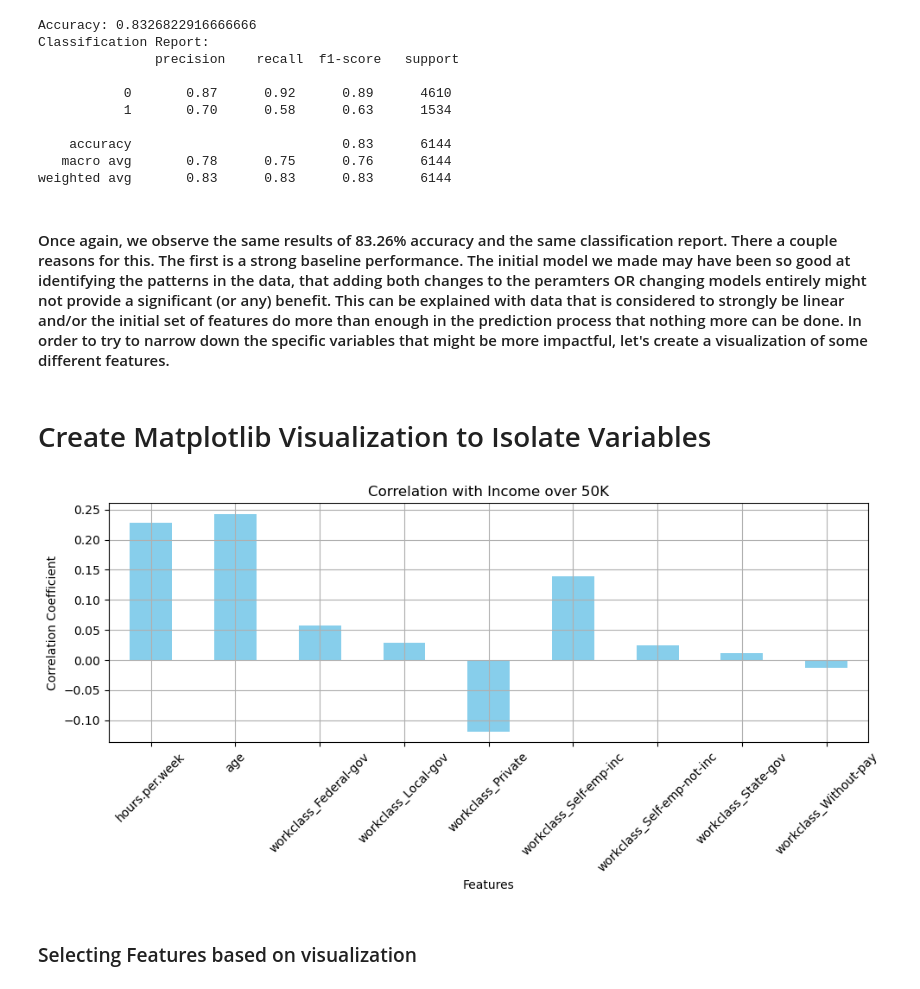
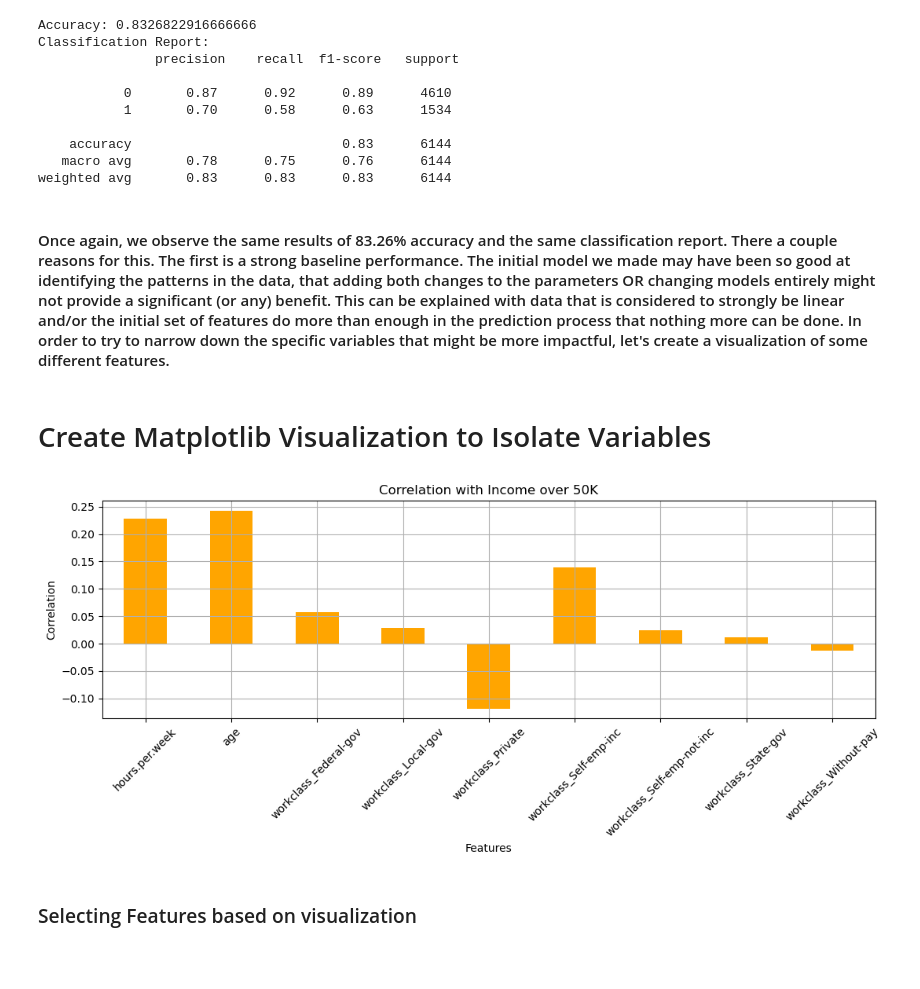
Before and after one commit to doka1331/Project_4_Income_Prediction_Model, a Jupyter notebook: Tyler_Script.ipynb, the cells around one changed output. Cells and saved outputs as stored; diff of their text form; code cells hidden in the pictures; blank space fills up the shorter version.

```diff
--- a/Tyler_Script.ipynb
+++ b/Tyler_Script.ipynb
@@ -184,33 +186,33 @@ Classification Report:
    macro avg       0.78      0.75      0.76      6144
 weighted avg       0.83      0.83      0.83      6144
 # %% [markdown]
-#### Once again, we observe the same results of 83.26% accuracy and the same classification report. There a couple reasons for this. The first is a strong baseline performance. The initial model we made may have been so good at identifying the patterns in the data, that adding both changes to the peramters OR changing models entirely might not provide a significant (or any) benefit. This can be explained with data that is considered to strongly be linear and/or the initial set of features do more than enough in the prediction process that nothing more can be done. In order to try to narrow down the specific variables that might be more impactful, let's create a visualization of some different features.
+#### Once again, we observe the same results of 83.26% accuracy and the same classification report. There a couple reasons for this. The first is a strong baseline performance. The initial model we made may have been so good at identifying the patterns in the data, that adding both changes to the parameters OR changing models entirely might not provide a significant (or any) benefit. This can be explained with data that is considered to strongly be linear and/or the initial set of features do more than enough in the prediction process that nothing more can be done. In order to try to narrow down the specific variables that might be more impactful, let's create a visualization of some different features.
 # %% [markdown]
 # Create Matplotlib Visualization to Isolate Variables
 # %%
 import matplotlib.pyplot as plt
 
 data1 = pd.get_dummies(data, columns=['workclass', 'education', 'marital.status', 'occupation', 'relationship', 'race', 'sex'])
 
 # Correlation calculation
 correlation = data1.corr()['Income over 50k? 0=no 1=yes']
 
 # Filter the features
 features = ['hours.per.week', 'age'] + [col for col in correlation.index if 'workclass' in col]
 filtered = correlation[features]
 
 # Plot
-plt.figure(figsize=(10, 5))
-filtered.plot(kind='bar', color='skyblue')
+plt.figure(figsize=(11, 5))
+filtered.plot(kind='bar', color='orange')
 plt.title('Correlation with Income over 50K')
 plt.xlabel('Features')
-plt.ylabel('Correlation Coefficient')
+plt.ylabel('Correlation')
 plt.xticks(rotation=45)
 plt.grid(True)
 plt.tight_layout()
 plt.show()
 # %% [output]
-[figure, old version]
+[figure, new version]
 # %% [markdown]
 ### Selecting Features based on visualization
 # %%
```
Also changed, not shown: parts of 6 cells of this notebook.
